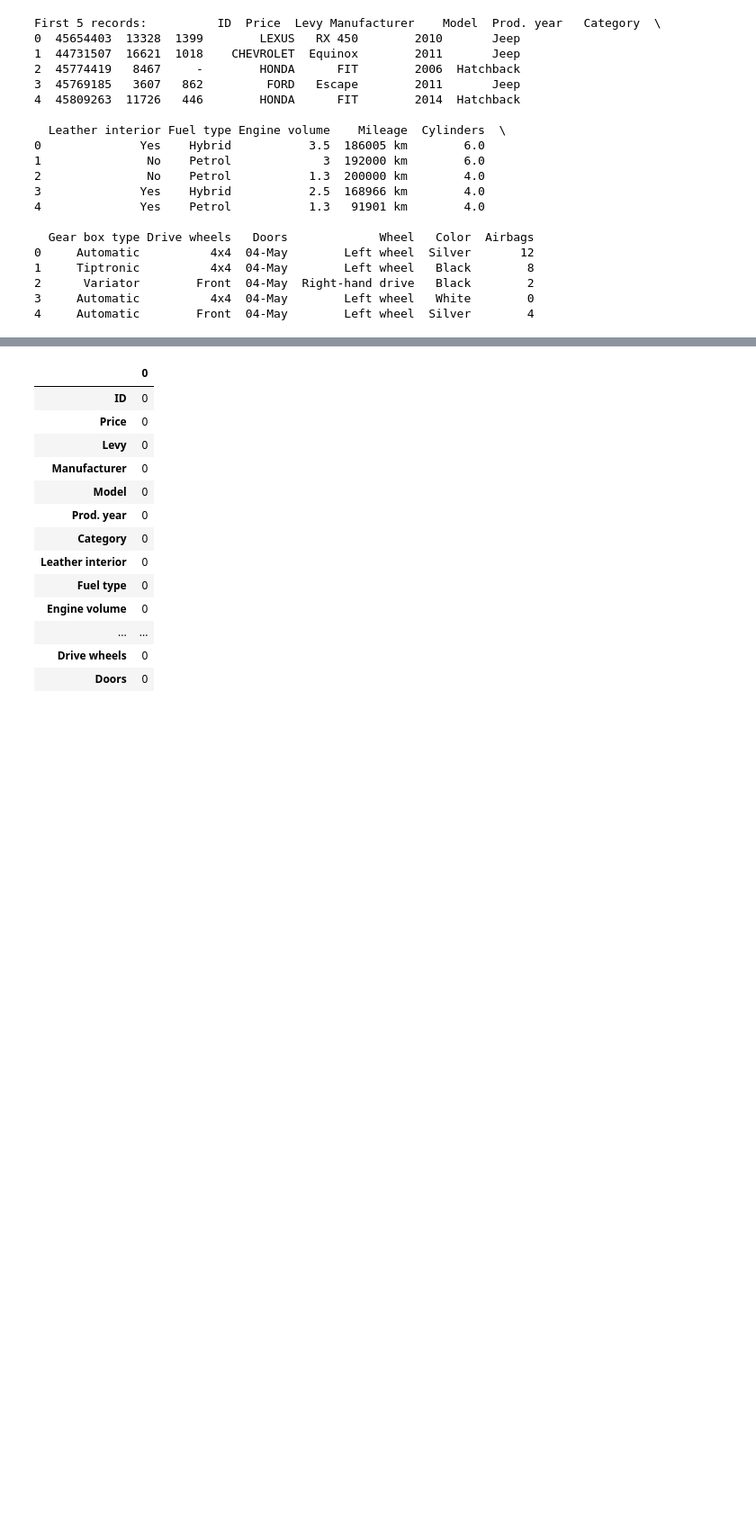
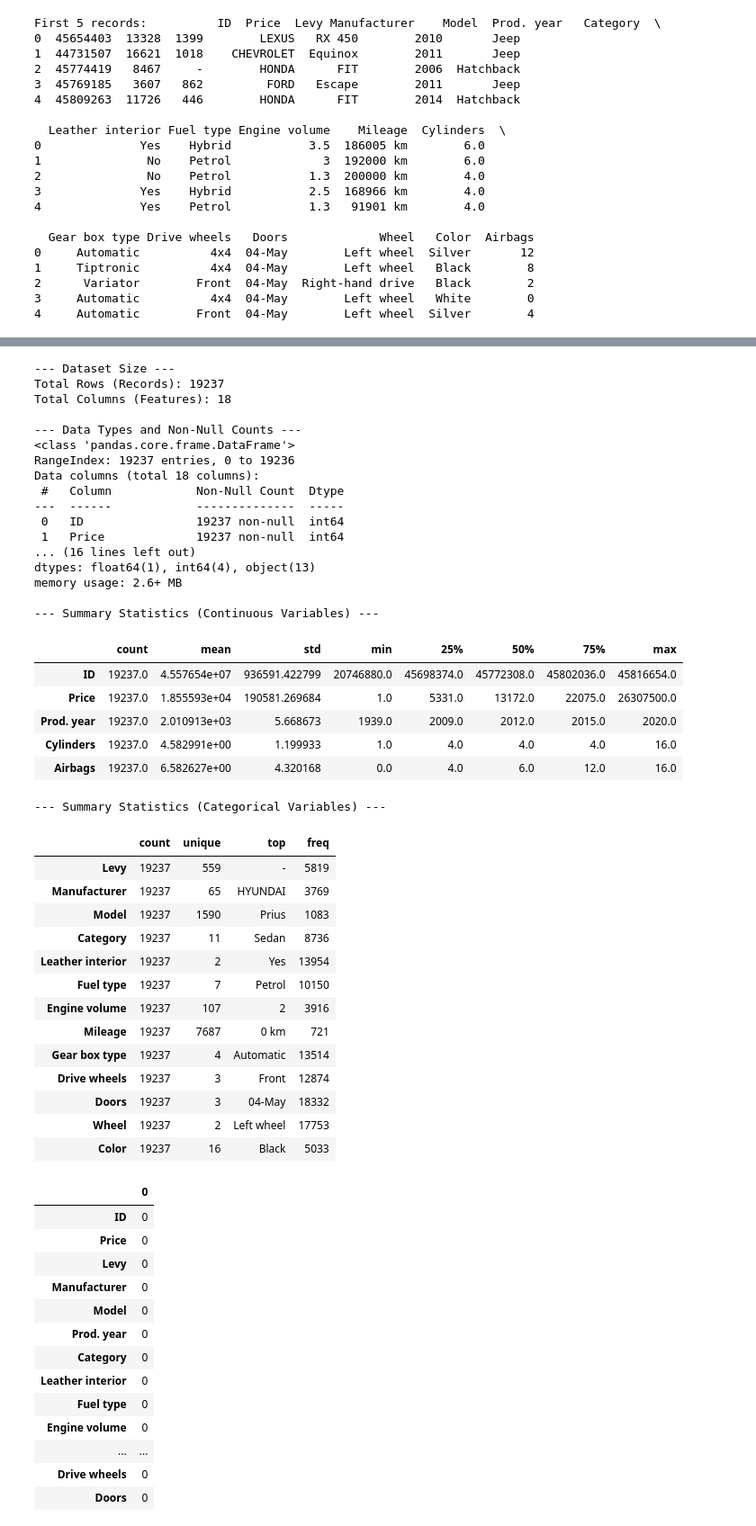
Before and after one commit to Kosala1988/IT5022---Fundamentals-of-Machine-Learning-, a Jupyter notebook: Used_Car_Price_Prediction.ipynb, the cells around one changed output, grey strips where cells are left out. Shown at 90% size. Cells and saved outputs as stored; diff of their text form; code cells hidden in the pictures; blank space fills up the shorter version.

Commit message:
Phase 1 complete: Added project context, dataset attribute descriptions, and structural sizing checks

```diff
--- a/Used_Car_Price_Prediction.ipynb
+++ b/Used_Car_Price_Prediction.ipynb
@@ -40,3 +67,59 @@ First 5 records:          ID  Price  Levy Manufacturer    Model  Prod. year   Ca
+# %%
+# 1.3 Dataset Size and Structure Checks
+print("--- Dataset Size ---")
+rows, columns = df.shape
+print(f"Total Rows (Records): {rows}")
+print(f"Total Columns (Features): {columns}\n")
+
+print("--- Data Types and Non-Null Counts ---")
+# info() is great, but we capture it cleanly for our output
+df.info()
+
+print("\n--- Summary Statistics (Continuous Variables) ---")
+# Transpose (.T) makes it much easier to read when you have many columns
+display(df.describe().T)
+
+print("\n--- Summary Statistics (Categorical Variables) ---")
+display(df.describe(include=['object']).T)
+# %% [output]
+--- Dataset Size ---
+Total Rows (Records): 19237
+Total Columns (Features): 18
+
+--- Data Types and Non-Null Counts ---
+<class 'pandas.core.frame.DataFrame'>
+RangeIndex: 19237 entries, 0 to 19236
+Data columns (total 18 columns):
+ #   Column            Non-Null Count  Dtype
+---  ------            --------------  -----
+ 0   ID                19237 non-null  int64
+ 1   Price             19237 non-null  int64
+... (16 lines left out)
+dtypes: float64(1), int64(4), object(13)
+memory usage: 2.6+ MB
+
+--- Summary Statistics (Continuous Variables) ---
+|  | count | mean | std | min | 25% | 50% | 75% | max |
+| ID | 19237.0 | 4.557654e+07 | 936591.422799 | 20746880.0 | 45698374.0 | 45772308.0 | 45802036.0 | 45816654.0 |
+| Price | 19237.0 | 1.855593e+04 | 190581.269684 | 1.0 | 5331.0 | 13172.0 | 22075.0 | 26307500.0 |
+| Prod. year | 19237.0 | 2.010913e+03 | 5.668673 | 1939.0 | 2009.0 | 2012.0 | 2015.0 | 2020.0 |
+| Cylinders | 19237.0 | 4.582991e+00 | 1.199933 | 1.0 | 4.0 | 4.0 | 4.0 | 16.0 |
+| Airbags | 19237.0 | 6.582627e+00 | 4.320168 | 0.0 | 4.0 | 6.0 | 12.0 | 16.0 |
+--- Summary Statistics (Categorical Variables) ---
+|  | count | unique | top | freq |
+| Levy | 19237 | 559 | - | 5819 |
+| Manufacturer | 19237 | 65 | HYUNDAI | 3769 |
+| Model | 19237 | 1590 | Prius | 1083 |
+| Category | 19237 | 11 | Sedan | 8736 |
+| Leather interior | 19237 | 2 | Yes | 13954 |
+| Fuel type | 19237 | 7 | Petrol | 10150 |
+| Engine volume | 19237 | 107 | 2 | 3916 |
+| Mileage | 19237 | 7687 | 0 km | 721 |
+| Gear box type | 19237 | 4 | Automatic | 13514 |
+| Drive wheels | 19237 | 3 | Front | 12874 |
+| Doors | 19237 | 3 | 04-May | 18332 |
+| Wheel | 19237 | 2 | Left wheel | 17753 |
+| Color | 19237 | 16 | Black | 5033 |
 # %%
 # check Missing value
 df.isnull().sum()
```
Also changed, not shown: parts of 6 cells of this notebook.
